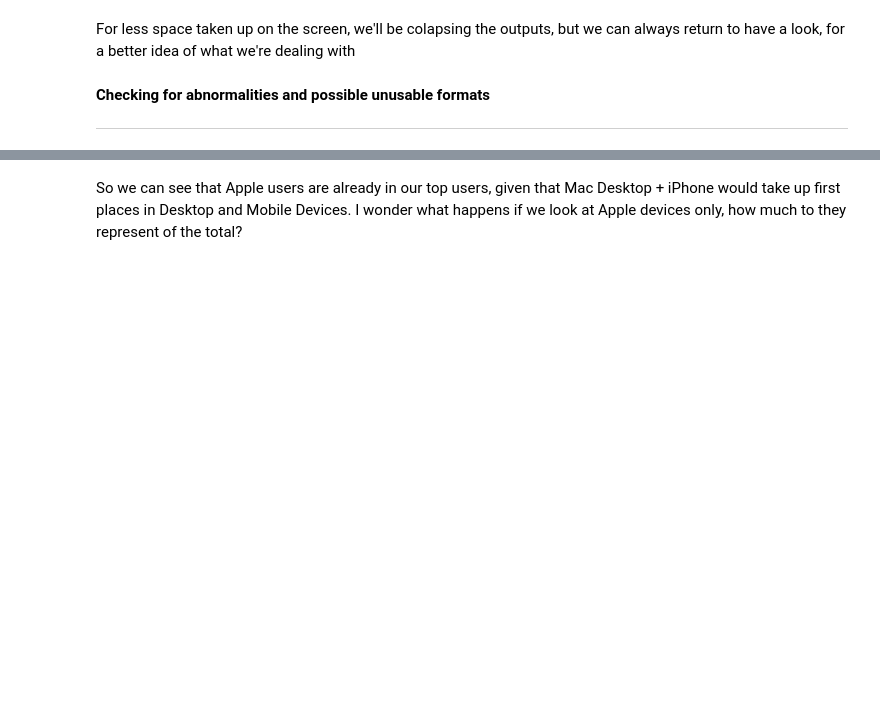
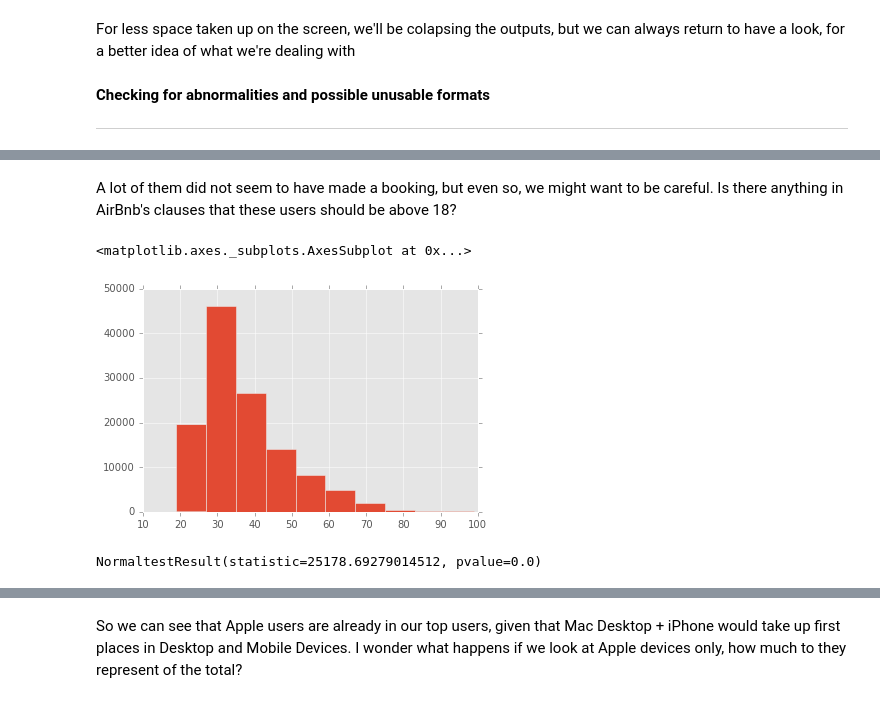
Before and after one commit to mirunapopa/DS-Intensive, a Jupyter notebook: data_exploration_project.ipynb, the cells around one changed output, grey strips where cells are left out. Drawn from its saved outputs; the diff is of its cells as text; code cells hidden in the pictures; blank space fills up the shorter version.

```diff
--- a/data_exploration_project.ipynb
+++ b/data_exploration_project.ipynb
@@ -242,0 +237,12 @@ devices.plot(x = 'device_type', y='users',kind= 'bar')
+# %% [markdown]
+A lot of them did not seem to have made a booking, but even so, we might want to be careful. Is there anything in AirBnb's clauses that these users should be above 18?
+# %%
+train_users[(train_users.age < 100) & (train_users.age > 18)].age.hist()
+# %% [output]
+<matplotlib.axes._subplots.AxesSubplot at 0x...>
+[figure, added]
+# %%
+import scipy.stats as stats
+stats.normaltest(train_users[(train_users.age < 100) & (train_users.age > 18)].age)
+# %% [output]
+NormaltestResult(statistic=25178.69279014512, pvalue=0.0)
```
Also changed, not shown: parts of 59 cells of this notebook.
